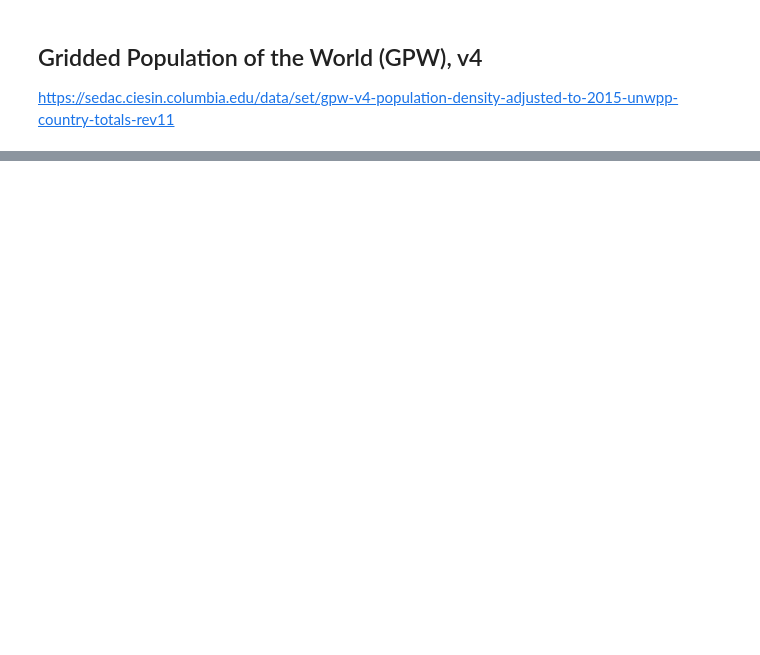
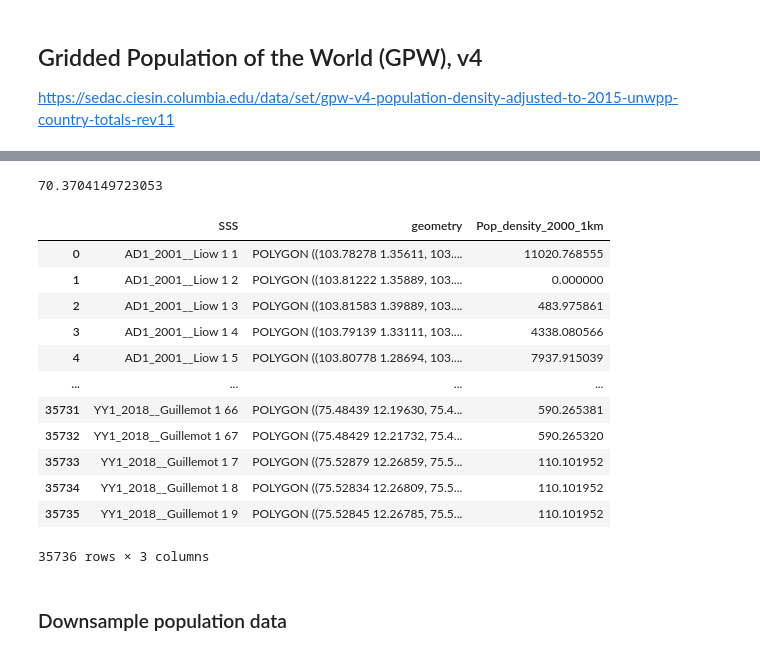
Before and after one commit to j-nystrom/biodiversity-impacts, a Jupyter notebook: notebooks/geodata_processing.ipynb, the cells around one changed output, grey strips where cells are left out. Cells and saved outputs as stored; diff of their text form; code cells hidden in the pictures; blank space fills up the shorter version.

```diff
--- a/notebooks/geodata_processing.ipynb
+++ b/notebooks/geodata_processing.ipynb
@@ -29,0 +148,38 @@ pgp.get_raster_info(pop_density_path_2000)
+# %%
+start = time.time()
+
+# Calculate zonal statistics
+stats = zonal_stats(
+    vectors="../../data/PREDICTS/site_coord_buffered.shp",
+    raster="../../data/GPW/gpw_v4_2000_30_sec.tif",
+    stats="mean",
+    all_touched=True,
+)
+
+# Get values and add columns to original dataframe
+pop_density = [x["mean"] for x in stats]
+gdf_sites_buff = gdf_sites_buff.copy()
+gdf_sites_buff["Pop_density_2000_1km"] = pop_density
+
+end = time.time()
+print(end - start)
+# %% [output]
+70.3704149723053
+# %%
+gdf_sites_buff
+# %% [output]
+|  | SSS | geometry | Pop_density_2000_1km |
+| 0 | AD1_2001__Liow 1 1 | POLYGON ((103.78278 1.35611, 103.... | 11020.768555 |
+| 1 | AD1_2001__Liow 1 2 | POLYGON ((103.81222 1.35889, 103.... | 0.000000 |
+| 2 | AD1_2001__Liow 1 3 | POLYGON ((103.81583 1.39889, 103.... | 483.975861 |
+| 3 | AD1_2001__Liow 1 4 | POLYGON ((103.79139 1.33111, 103.... | 4338.080566 |
+| 4 | AD1_2001__Liow 1 5 | POLYGON ((103.80778 1.28694, 103.... | 7937.915039 |
+| ... | ... | ... | ... |
+| 35731 | YY1_2018__Guillemot 1 66 | POLYGON ((75.48439 12.19630, 75.4... | 590.265381 |
+| 35732 | YY1_2018__Guillemot 1 67 | POLYGON ((75.48429 12.21732, 75.4... | 590.265320 |
+| 35733 | YY1_2018__Guillemot 1 7 | POLYGON ((75.52879 12.26859, 75.5... | 110.101952 |
+| 35734 | YY1_2018__Guillemot 1 8 | POLYGON ((75.52834 12.26809, 75.5... | 110.101952 |
+| 35735 | YY1_2018__Guillemot 1 9 | POLYGON ((75.52845 12.26785, 75.5... | 110.101952 |
+35736 rows × 3 columns
+# %% [markdown]
+### Downsample population data
```
Also changed, not shown: parts of 33 cells of this notebook.
